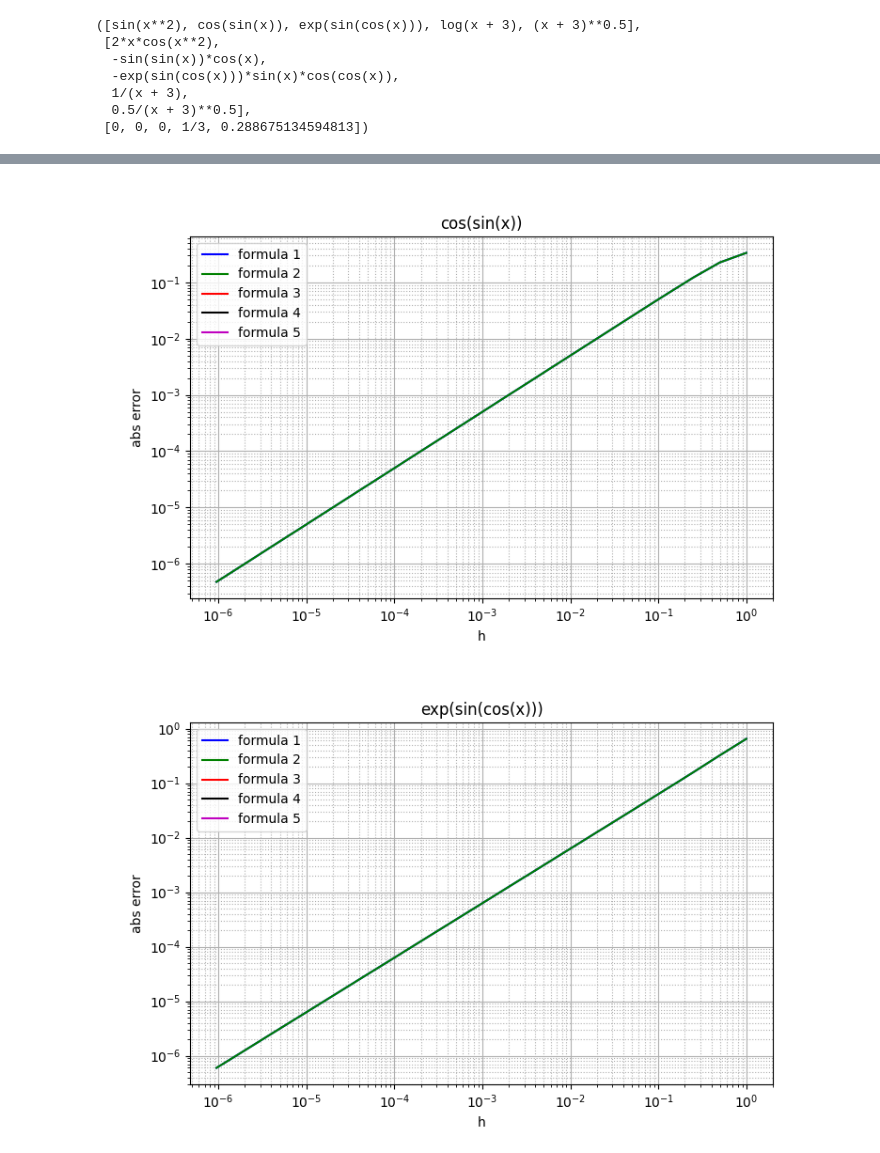
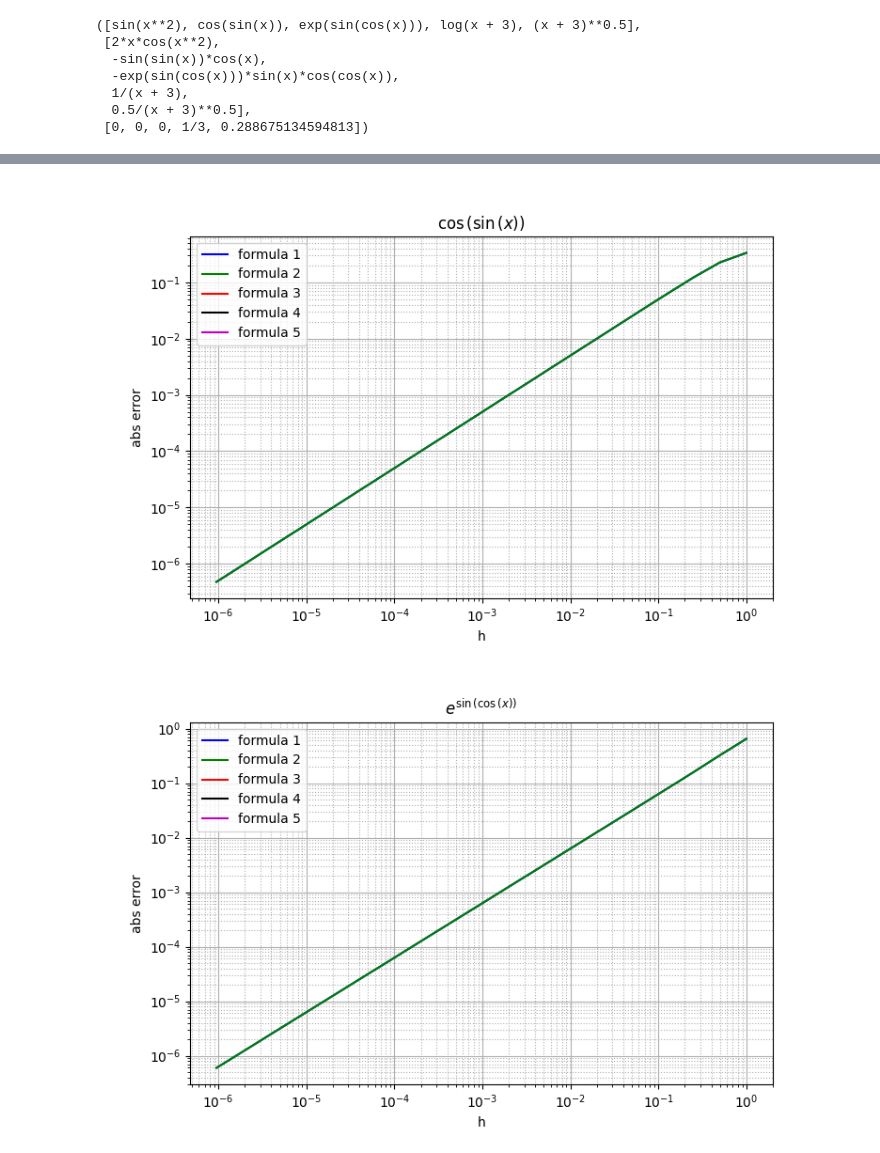
Before and after one commit to vian96/comput_math, a Jupyter notebook: derivative/deriv.ipynb, the cells around one changed output, grey strips where cells are left out. Cells and saved outputs as stored; diff of their text form; code cells hidden in the pictures.

```diff
--- a/derivative/deriv.ipynb
+++ b/derivative/deriv.ipynb
@@ -32,13 +32,9 @@ def calc_num_diff(f, points, coeffs):
     return sum(f_call(points)*coeffs)
 
 def get_formulas(h):
-    if isinstance(h, numbers.Number):
-        zero = 0
-    else: # np.array
-        zero = np.zeros(h.shape)
     return [ # [[points], [coefficients]]
-        [[h, zero], [1/h, -1/h]],
-        [[zero, -h], [1/h, -1/h]],
+        [[h, 0*h], [1/h, -1/h]],
+        [[0*h, -h], [1/h, -1/h]],
         [[h, -h], [1/2/h, -1/2/h]],
         [[h, -h, 2*h, -2*h], [4/3/2/h, -4/3/2/h, -1/3/4/h, 1/3/4/h]],
         [[h, -h, 2*h, -2*h, 3*h, -3*h], [3/4/h, -3/4/h, -3/20/h, 3/20/h, 1/60/h, -1/60/h]]
@@ -51,16 +47,14 @@ for func_ind, func in enumerate(functions):
     ax.minorticks_on()
     ax.grid(True)
     ax.grid(True, 'minor', ls=':')
-    num_n = 21
-    h = 2/2**np.arange(1, 1+num_n)
-    formulas = get_formulas(h)
-    formulas = [[np.array(a), np.array(b)] for a,b in formulas]
+    h = 2/2**np.arange(1, 22)
+    formulas = [[np.array(a), np.array(b)] for a,b in get_formulas(h)]
 
     for i, formula in enumerate(formulas):
         ax.plot(h, abs(calc_num_diff(func, *formula) - deriv_values[func_ind]), c='bgrkm'[i], label=f'formula {i+1}')
 
-    ax.set_title(f'{func}')
+    ax.set_title(f'${sp.latex(func)}$')
     ax.set_ylabel('abs error')
     ax.set_xlabel('h')
-    ax.legend(bbox_to_anchor=(0, 1), loc="upper left",)
+    ax.legend(bbox_to_anchor=(0, 1), loc="upper left")
 # %% [output]
@@ -68,3 +62,3 @@ for func_ind, func in enumerate(functions):
 [figure]
-[figure, old version]
+[figure, new version]
 [figure]
```
Also changed, not shown: parts of 1 cell of this notebook.
